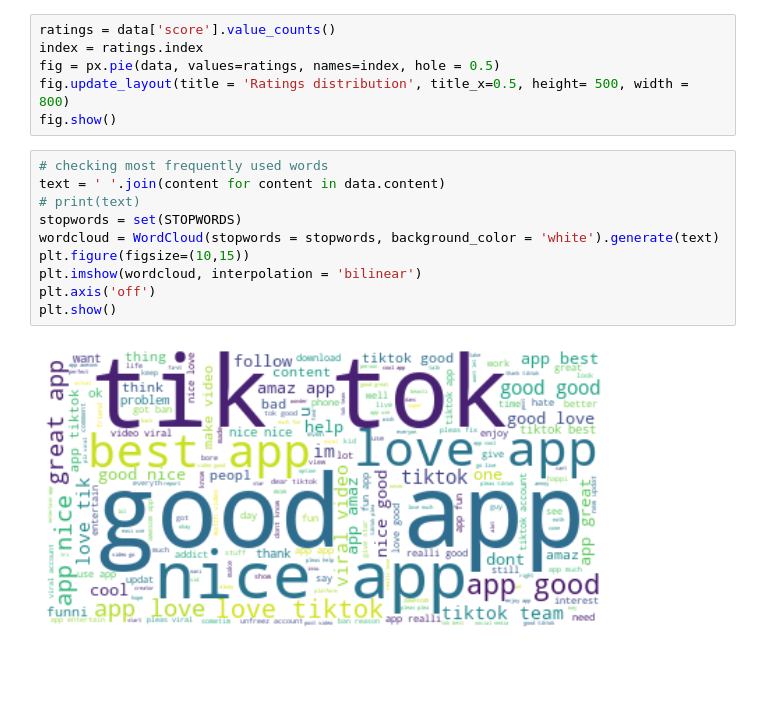
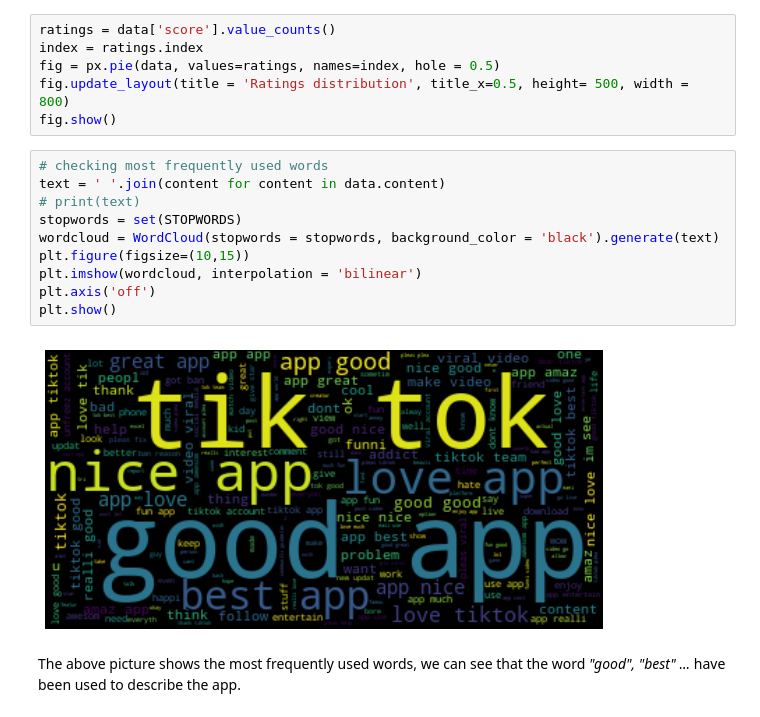
Before and after one commit to franck-armand/Data-Science-Projects, a Jupyter notebook: Tiktok_Review_analysis/tiktok_Review.ipynb, the cells around one changed output. Drawn from its saved outputs; the diff is of its cells as text; blank space fills up the shorter version.

Commit message:
added wordcloud description

```diff
--- a/Tiktok_Review_analysis/tiktok_Review.ipynb
+++ b/Tiktok_Review_analysis/tiktok_Review.ipynb
@@ -88,12 +88,14 @@ fig.show()
 # %%
 # checking most frequently used words
 text = ' '.join(content for content in data.content)
 # print(text)
 stopwords = set(STOPWORDS)
-wordcloud = WordCloud(stopwords = stopwords, background_color = 'white').generate(text)
+wordcloud = WordCloud(stopwords = stopwords, background_color = 'black').generate(text)
 plt.figure(figsize=(10,15))
 plt.imshow(wordcloud, interpolation = 'bilinear')
 plt.axis('off')
 plt.show()
 # %% [output]
-[figure, old version]
+[figure, new version]
+# %% [markdown]
+The above picture shows the most frequently used words, we can see that the word *"good", "best" ...* have been used to describe the app.
```
